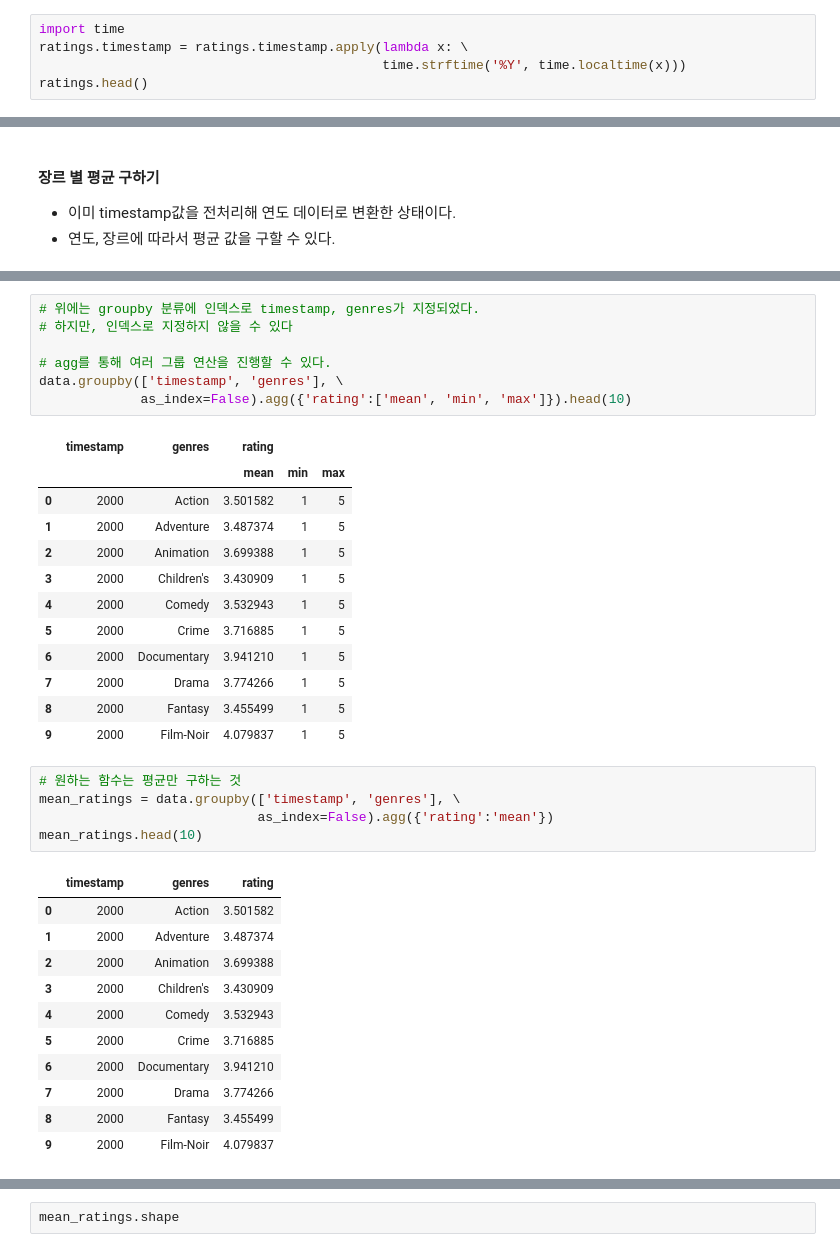
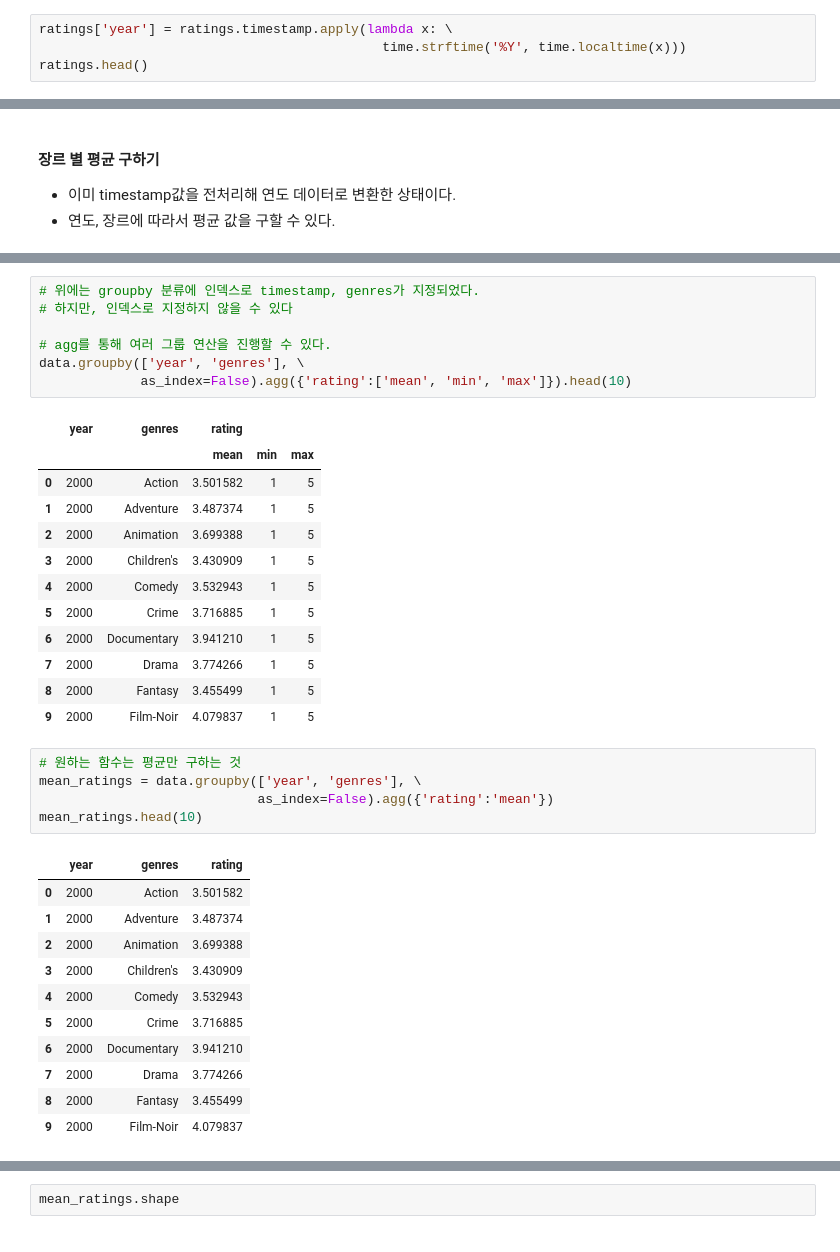
Before and after one commit to joyce04/python_database_class, a Jupyter notebook: 2. Pandas,Numpy/2. Pandas와 Numpy를 활용한 영화 평점 데이터.ipynb, the cells around one changed output, grey strips where cells are left out. Saved outputs shown, nothing was run; the diff lists cells and outputs as text.

```diff
--- a/2. Pandas,Numpy/2. Pandas와 Numpy를 활용한 영화 평점 데이터.ipynb
+++ b/2. Pandas,Numpy/2. Pandas와 Numpy를 활용한 영화 평점 데이터.ipynb
@@ -144,6 +160,5 @@ array(['Animation', "Children's", 'Comedy', 'Adventure', 'Fantasy',
 # %%
-import time
-ratings.timestamp = ratings.timestamp.apply(lambda x: \
+ratings['year'] = ratings.timestamp.apply(lambda x: \
                                             time.strftime('%Y', time.localtime(x)))
 ratings.head()
 # %% [output]
@@ -213,12 +228,12 @@ dtype: int64
 # %%
 # 위에는 groupby 분류에 인덱스로 timestamp, genres가 지정되었다.
 # 하지만, 인덱스로 지정하지 않을 수 있다
 
 # agg를 통해 여러 그룹 연산을 진행할 수 있다.
-data.groupby(['timestamp', 'genres'], \
+data.groupby(['year', 'genres'], \
              as_index=False).agg({'rating':['mean', 'min', 'max']}).head(10)
 # %% [output]
-|  | timestamp | genres | rating |  |  |
+|  | year | genres | rating |  |  |
 |  |  |  | mean | min | max |
 | 0 | 2000 | Action | 3.501582 | 1 | 5 |
 | 1 | 2000 | Adventure | 3.487374 | 1 | 5 |
@@ -232,11 +247,11 @@ data.groupby(['timestamp', 'genres'], \
 | 9 | 2000 | Film-Noir | 4.079837 | 1 | 5 |
 # %%
 # 원하는 함수는 평균만 구하는 것
-mean_ratings = data.groupby(['timestamp', 'genres'], \
+mean_ratings = data.groupby(['year', 'genres'], \
                             as_index=False).agg({'rating':'mean'})
 mean_ratings.head(10)
 # %% [output]
-|  | timestamp | genres | rating |
+|  | year | genres | rating |
 | 0 | 2000 | Action | 3.501582 |
 | 1 | 2000 | Adventure | 3.487374 |
 | 2 | 2000 | Animation | 3.699388 |
```
Also changed, not shown: parts of 10 cells of this notebook, 2 other files.
